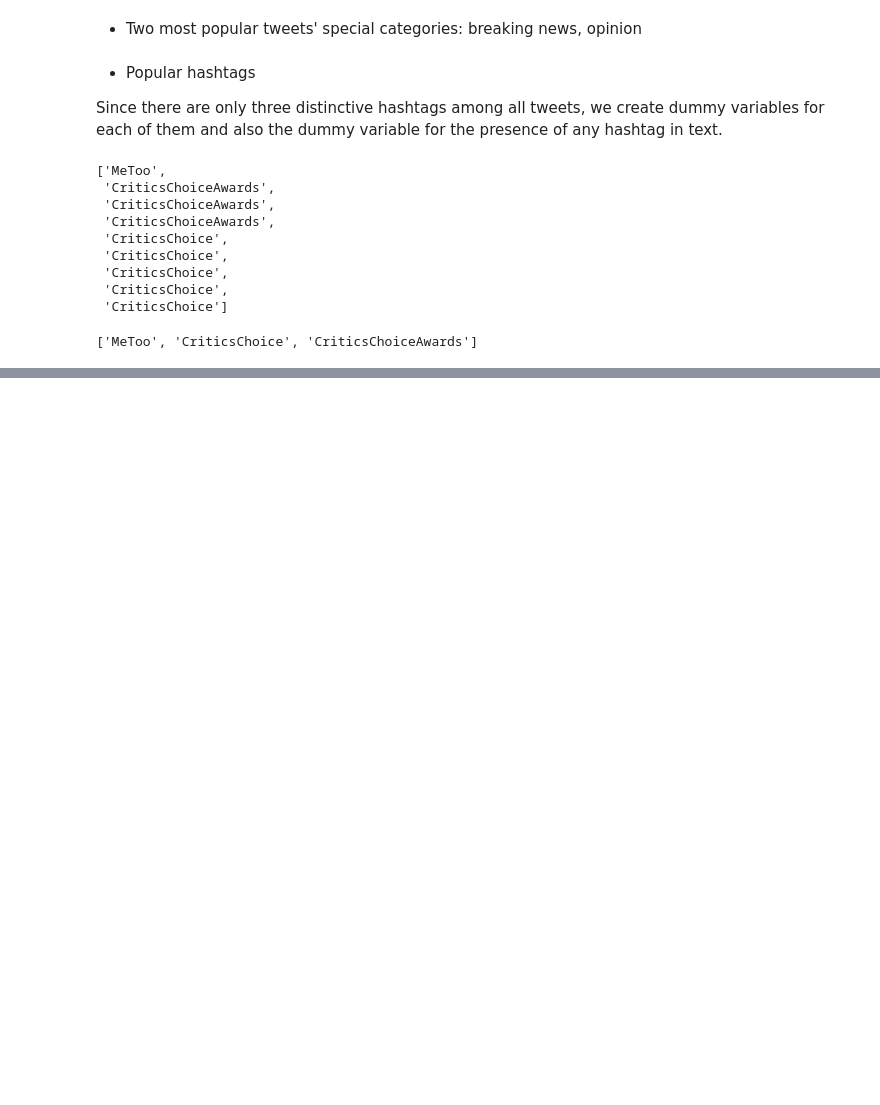
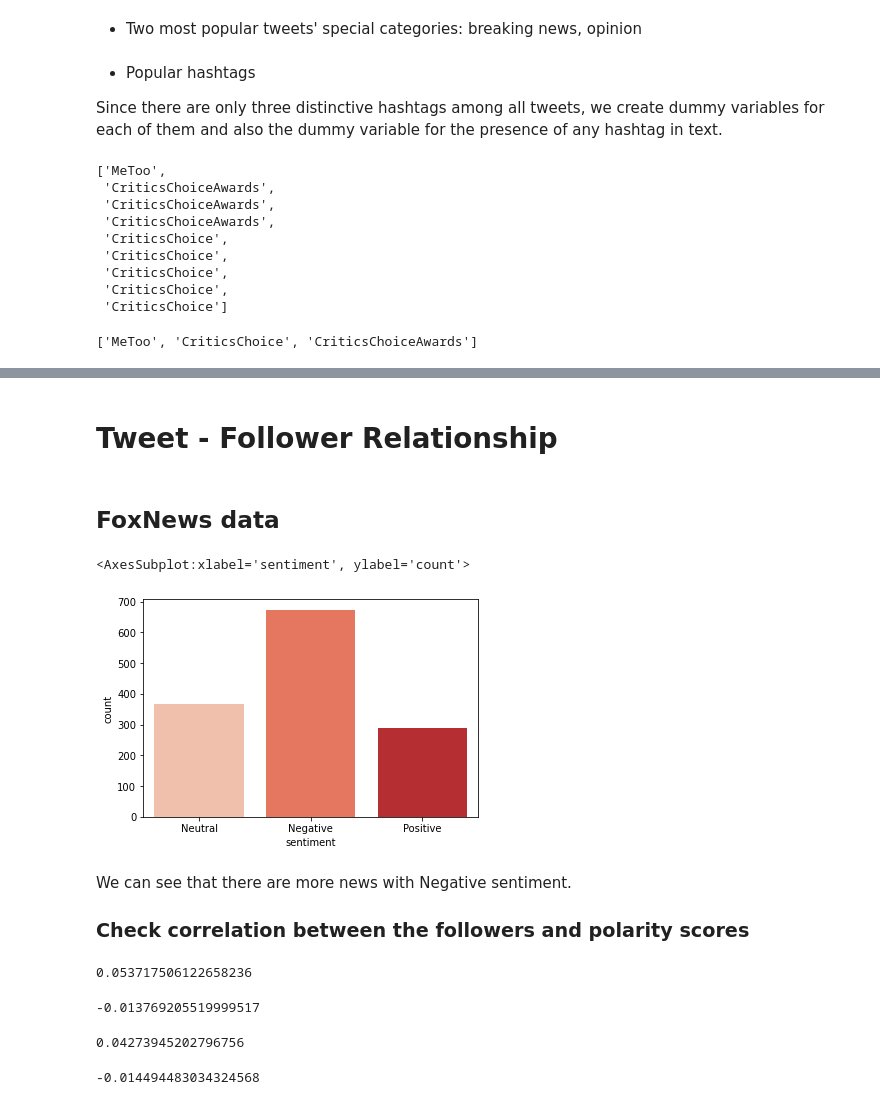
Before and after one commit to damirash/Analysis-of-Tweet_News, a Jupyter notebook: code.ipynb, the cells around one changed output, grey strips where cells are left out. Drawn from its saved outputs; the diff is of its cells as text; code cells hidden in the pictures; blank space fills up the shorter version.

```diff
--- a/code.ipynb
+++ b/code.ipynb
@@ -164,0 +181,26 @@ df.describe()
+# %% [markdown]
+# Tweet - Follower Relationship
+# %%
+from vaderSentiment.vaderSentiment import SentimentIntensityAnalyzer
+
+sentiment = SentimentIntensityAnalyzer()
+# %% [markdown]
+## FoxNews data
+# %%
+df1['polarity_score'] = df1['text'].apply(lambda x: sentiment.polarity_scores(str(x))['compound'])
+df1['sentiment'] = np.where(df1['polarity_score']>0.05, "Positive",
+                          np.where(df1['polarity_score']< -0.05, "Negative", 'Neutral'))
+# %%
+import seaborn as sns
+sns.countplot(x='sentiment', data=df1, palette="Reds")
+# %% [output]
+<AxesSubplot:xlabel='sentiment', ylabel='count'>
+[figure, added]
+# %% [markdown]
+We can see that there are more news with Negative sentiment.
+
+### Check correlation between the followers and polarity scores
+# %%
+df1['polarity_score'].corr(df1['author_followers'])
+# %% [output]
+0.053717506122658236
@@ -164,0 +209,4 @@ df.describe()
+# %%
+df1['polarity_score'].corr(df1['growth_fllrs'])
+# %% [output]
+-0.013769205519999517
@@ -164,0 +216,8 @@ df.describe()
+# %%
+df1['sentiment'].corr(df1['author_followers'])
+# %% [output]
+0.04273945202796756
+# %%
+df1['sentiment'].corr(df1['growth_fllrs'])
+# %% [output]
+-0.014494483034324568
```
Also changed, not shown: parts of 24 cells of this notebook.
